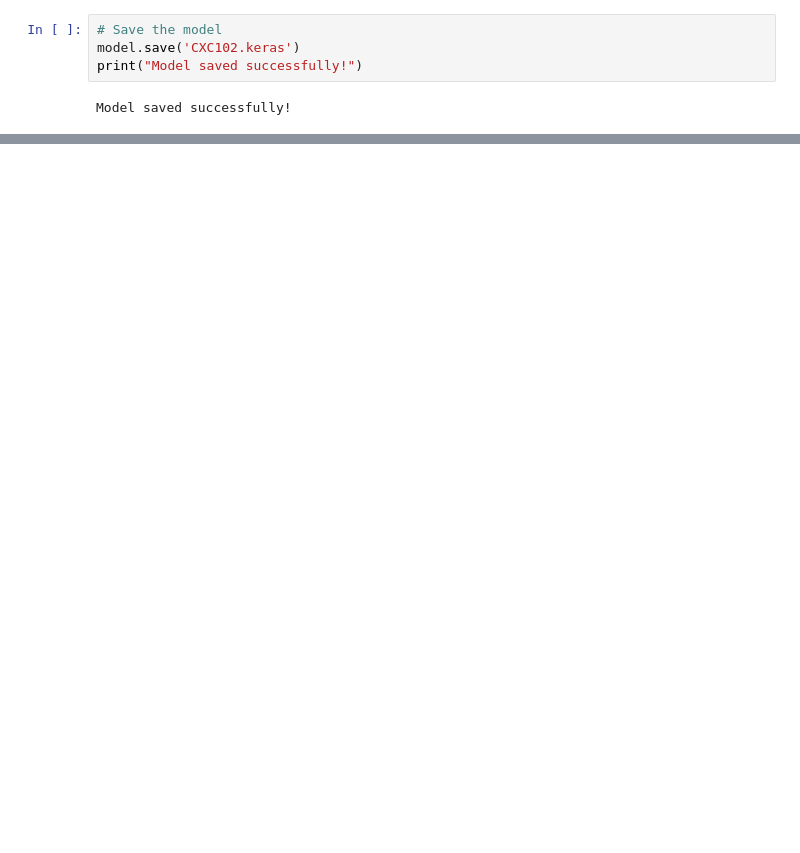
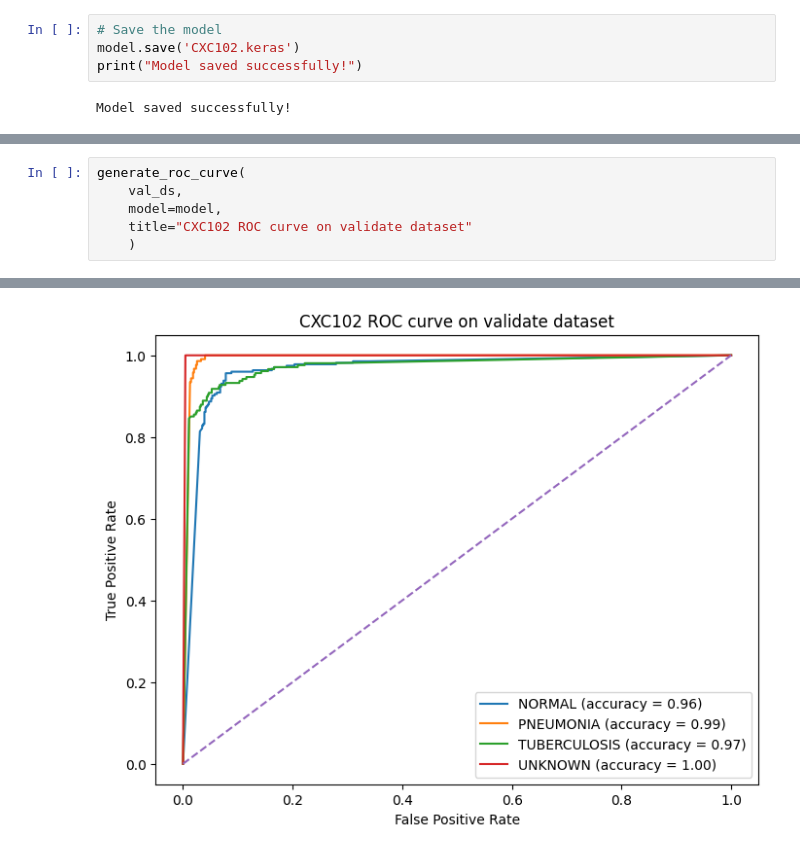
Before and after one commit to joshanjohn/CXC-FYP-Griffith, a Jupyter notebook: backend/notebook/CXV1/CXC102.ipynb, the cells around one changed output, grey strips where cells are left out. Saved outputs shown, nothing was run; the diff lists cells and outputs as text; blank space fills up the shorter version.

```diff
--- a/backend/notebook/CXV1/CXC102.ipynb
+++ b/backend/notebook/CXV1/CXC102.ipynb
@@ -222,0 +248,7 @@ weighted avg       0.93      0.93      0.93     13028
+# %%
+generate_roc_curve(
+    val_ds,
+    model=model,
+    title="CXC102 ROC curve on validate dataset"
+    )
+# %% [output]
@@ -222,0 +256 @@ weighted avg       0.93      0.93      0.93     13028
+[figure, added]
```
Also changed, not shown: parts of 23 cells of this notebook, 2 other files.
